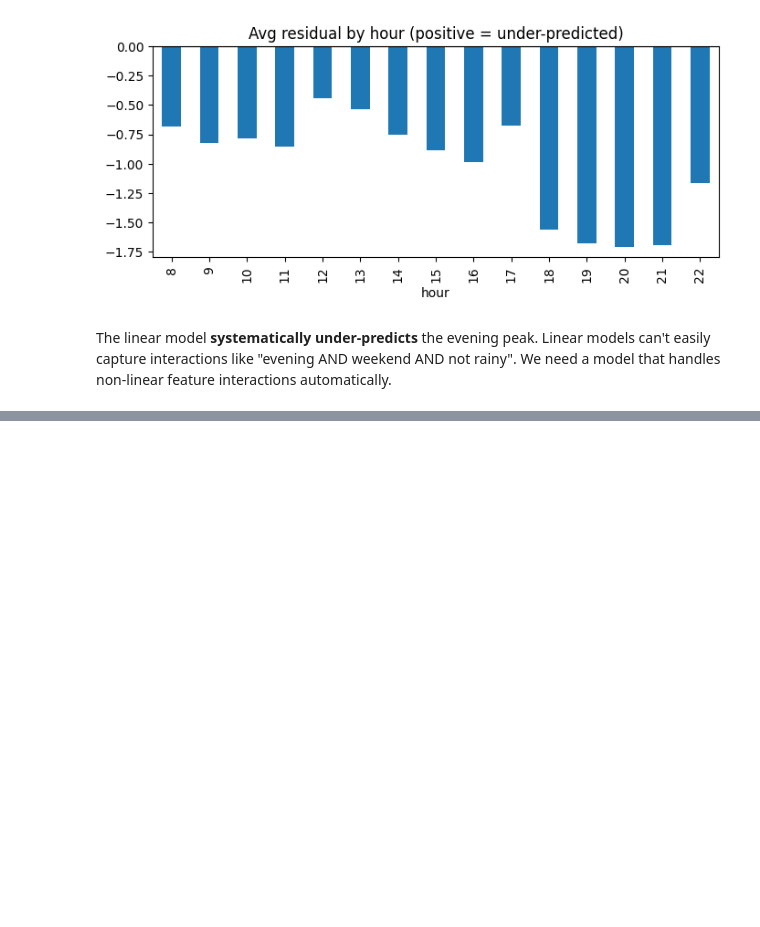
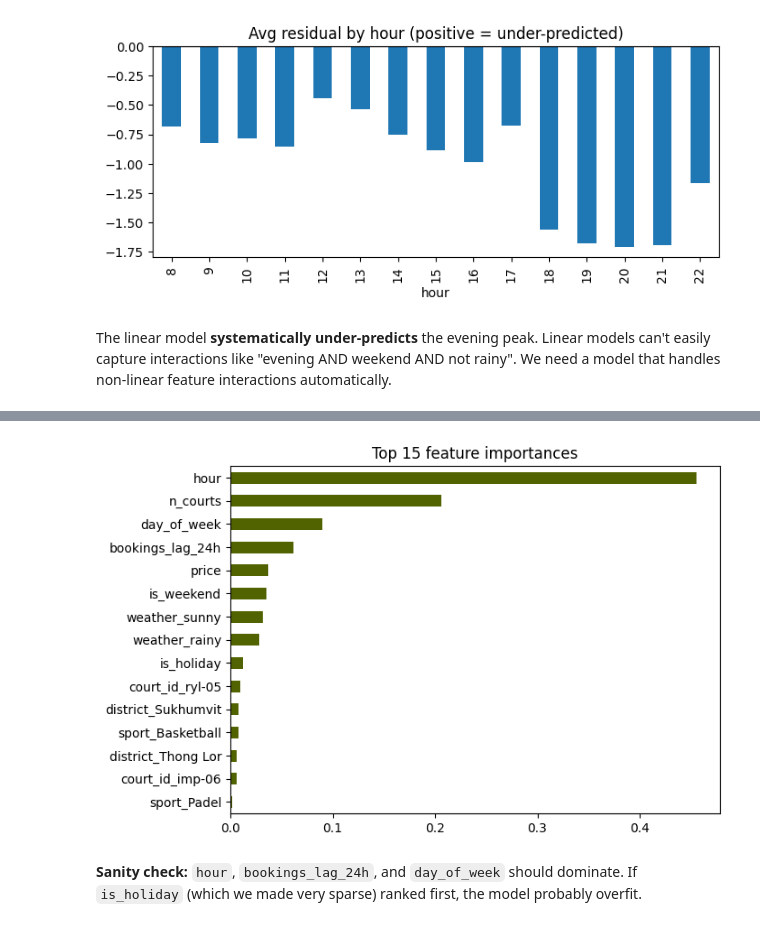
Before and after one commit to QuadrupleBeansStars/zpots, a Jupyter notebook: ml/notebooks/01_demand_forecasting.ipynb, the cells around one changed output, grey strips where cells are left out. Saved outputs shown, nothing was run; the diff lists cells and outputs as text; code cells hidden in the pictures; blank space fills up the shorter version.

Commit message:
feat(ml): notebook 1 sections 8-9 (random forest + importance)
Co-Authored-By: Claude Sonnet 4.6 <noreply@anthropic.com>

```diff
--- a/ml/notebooks/01_demand_forecasting.ipynb
+++ b/ml/notebooks/01_demand_forecasting.ipynb
@@ -189,0 +198,11 @@ We need a model that handles non-linear feature interactions automatically.
+# %%
+from sklearn.ensemble import RandomForestRegressor
+
+rf = RandomForestRegressor(n_estimators=200, max_depth=12, random_state=42, n_jobs=-1)
+rf.fit(X_train, y_train)
+pred_rf = rf.predict(X_test)
+
+mae_rf = mean_absolute_error(y_test, pred_rf)
+rmse_rf = root_mean_squared_error(y_test, pred_rf)
+print(f"Linear  MAE: {mae:.3f}   RMSE: {rmse:.3f}")
+print(f"Forest  MAE: {mae_rf:.3f}   RMSE: {rmse_rf:.3f}")
@@ -189,0 +218,10 @@ We need a model that handles non-linear feature interactions automatically.
+# %%
+importances = pd.Series(rf.feature_importances_, index=features.columns)
+top = importances.sort_values(ascending=True).tail(15)
+top.plot(kind="barh", figsize=(7,5), title="Top 15 feature importances", color="#506300")
+plt.show()
+# %% [output]
+[figure, added]
+# %% [markdown]
+**Sanity check:** `hour`, `bookings_lag_24h`, and `day_of_week` should dominate.
+If `is_holiday` (which we made very sparse) ranked first, the model probably overfit.
```
Also changed, not shown: parts of 3 cells of this notebook, 1 other file.
